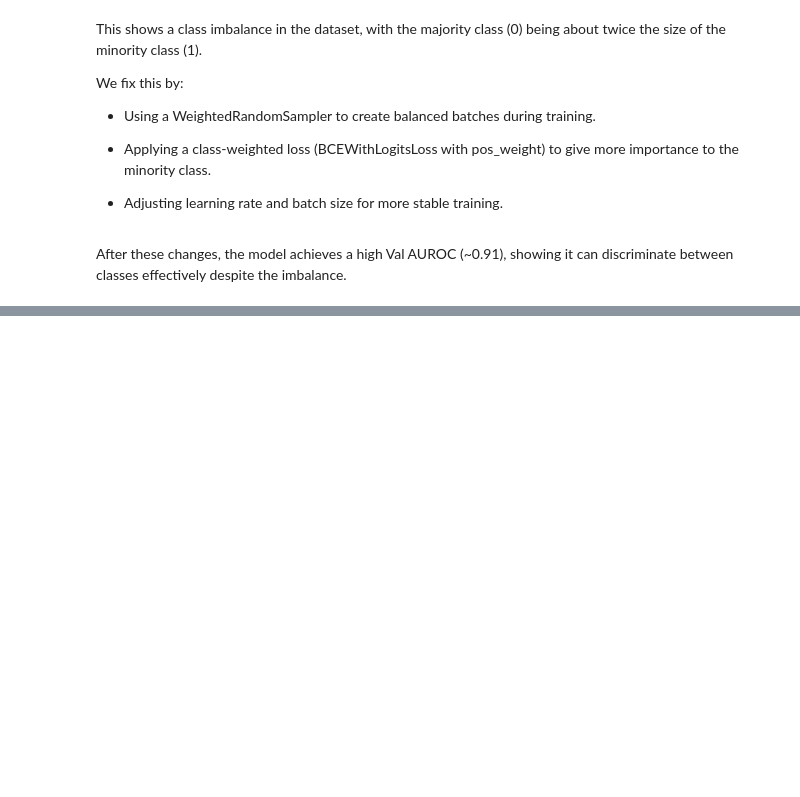
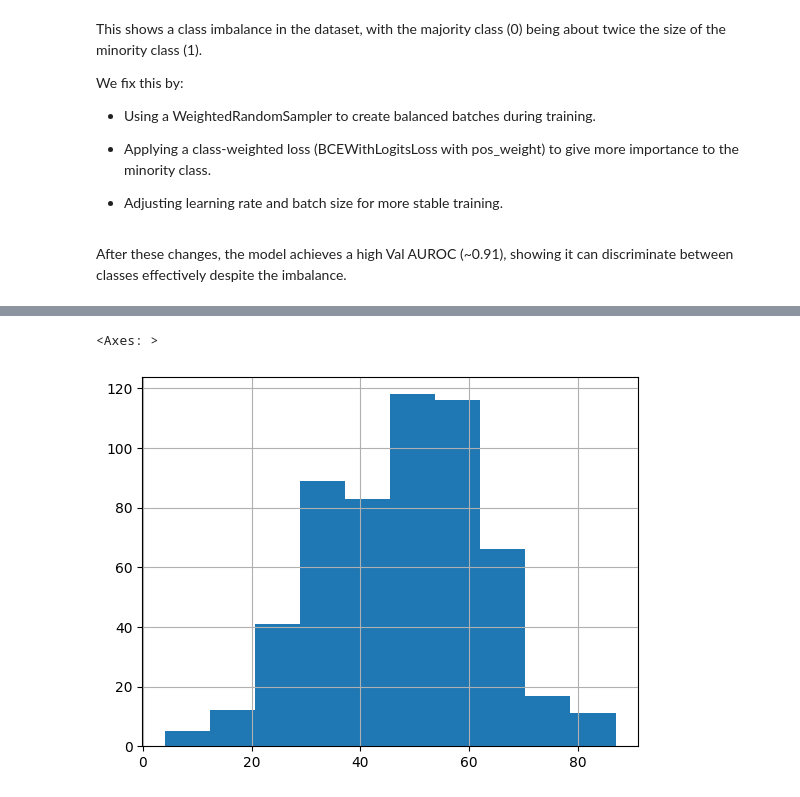
Before and after one commit to albarqounilab/BILD-Summer-School, a Jupyter notebook: notebooks/day1/classification_exercise.ipynb, the cells around one changed output, grey strips where cells are left out. Drawn from its saved outputs; the diff is of its cells as text; code cells hidden in the pictures; blank space fills up the shorter version.

```diff
--- a/notebooks/day1/classification_exercise.ipynb
+++ b/notebooks/day1/classification_exercise.ipynb
@@ -1055,0 +1198,8 @@ By applying Grad-CAM, Score-CAM, Grad-CAM++, and LIME on our test set, we genera
+# %%
+DATA_PATH = "./Classification"
+train_df = pd.read_csv(f'{DATA_PATH}/train_df.csv')
+val_df   = pd.read_csv(f'{DATA_PATH}/val_df.csv')
+
+train_val_df = pd.concat([train_df, val_df])
+
+test_df  = pd.read_csv(f'{DATA_PATH}/test_df.csv')
@@ -1055,0 +1276,5 @@ By applying Grad-CAM, Score-CAM, Grad-CAM++, and LIME on our test set, we genera
+# %%
+test_df['Patient Age'].hist()
+# %% [output]
+<Axes: >
+[figure, added]
```
Also changed, not shown: parts of 120 cells of this notebook, 4 other files.
